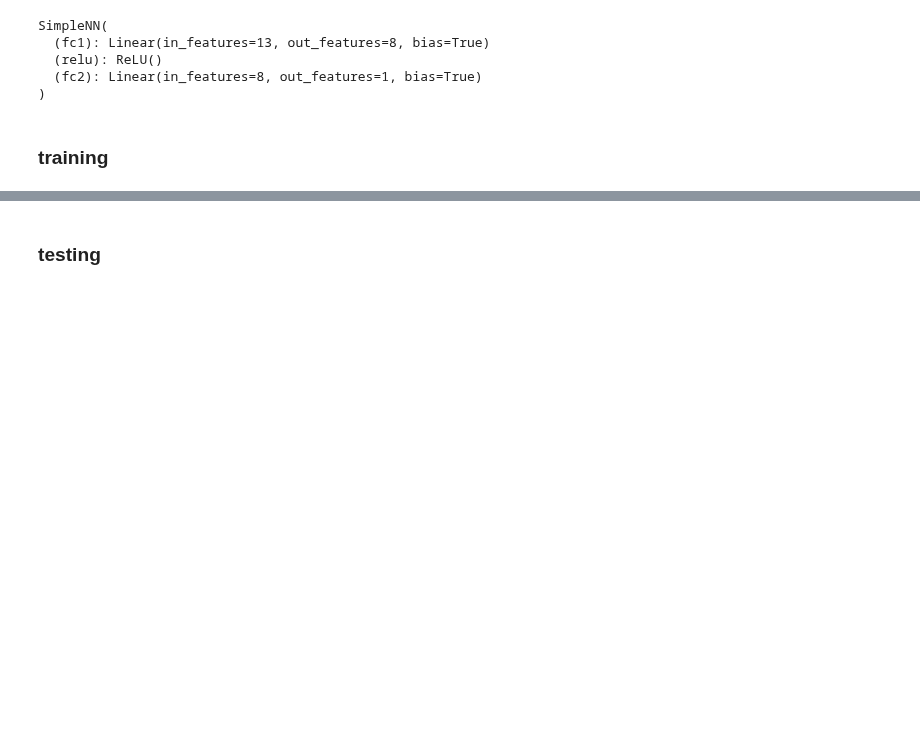
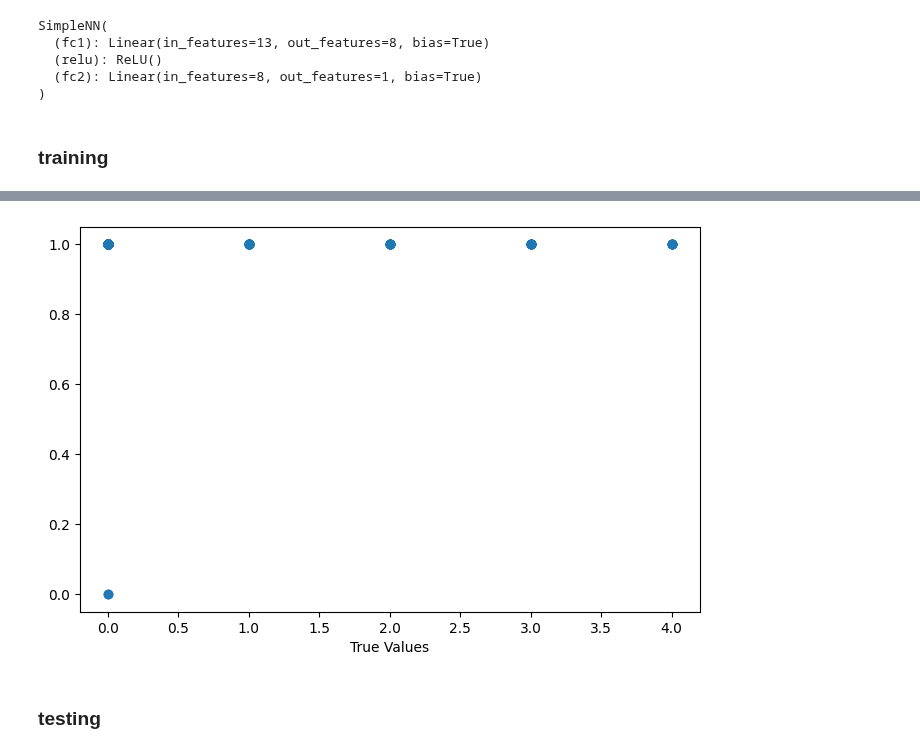
Before and after one commit to LeoMaskell/python-AIs, a Jupyter notebook: heartAttackPred/ai3.ipynb, the cells around one changed output, grey strips where cells are left out. Drawn from its saved outputs; the diff is of its cells as text; code cells hidden in the pictures; blank space fills up the shorter version.

```diff
--- a/heartAttackPred/ai3.ipynb
+++ b/heartAttackPred/ai3.ipynb
@@ -80,9 +81,13 @@ train_set = train_set.astype(float)
 X = train_set.drop("diagnosis", axis=1)
 y = train_set["diagnosis"]
 
+# normalise featuress from minmax scaling (sklearn)
+scaler = MinMaxScaler()
+X_scaled = scaler.fit_transform(X)
+
 # Convert to PyTorch tensors
-inputs = torch.tensor(X.values, dtype=torch.float32)
-targets = torch.tensor(y.values, dtype=torch.float32)  # or LongTensor if it's class labels
+inputs = torch.tensor(X_scaled, dtype=torch.float32)
+targets = torch.tensor(y.values, dtype=torch.float32)
 
 print(inputs.shape, targets.shape)
 # %% [output]
@@ -141,6 +148,11 @@ SimpleNN(
 # %% [markdown]
 ### training
 # %%
-#calculate mean squared error
-criterion = nn.MSELoss()
+#calculate error
+# Use BCEWithLogitsLoss for binary classification
+criterion = nn.BCEWithLogitsLoss()
 optimiser = optim.SGD(model.parameters(), lr=0.01)
+
+# Ensure targets are shape (N, 1)
+targets = targets.view(-1, 1)
+print(targets)
@@ -147,5 +180,4 @@ optimiser = optim.SGD(model.parameters(), lr=0.01)
 # %%
-# acc. training
 for epoch in range(5000):
     optimiser.zero_grad()
     outputs = model(inputs)
@@ -155,7 +187,20 @@ for epoch in range(5000):
         break
     loss.backward()
     optimiser.step()
-
+#    if (epoch + 1) % 500 == 0:
     print(f'Epoch [{epoch + 1}/5000], Loss: {loss.item():.4f}')
 print(outputs)
+
+# Evaluate on training set
+with torch.no_grad():
+    outputs = model(inputs)
+    preds = torch.sigmoid(outputs)
+    predicted_classes = (preds > 0.5).float()
+    accuracy = (predicted_classes == targets).float().mean()
+    print(f"Training Accuracy: {accuracy.item()*100:.2f}%")
+
+    # Plot predictions vs. true values
+    plt.figure(figsize=(8, 5))
+    plt.scatter(targets.numpy(), preds.numpy(), alpha=0.6)
+    plt.xlabel("True Values")
 # %% [output]
@@ -179,3 +224,4 @@ Epoch [12/5000], Loss: 1.4376
+[figure, added]
 # %% [markdown]
 ### testing
 # %% [markdown]
```
Also changed, not shown: parts of 8 cells of this notebook.
